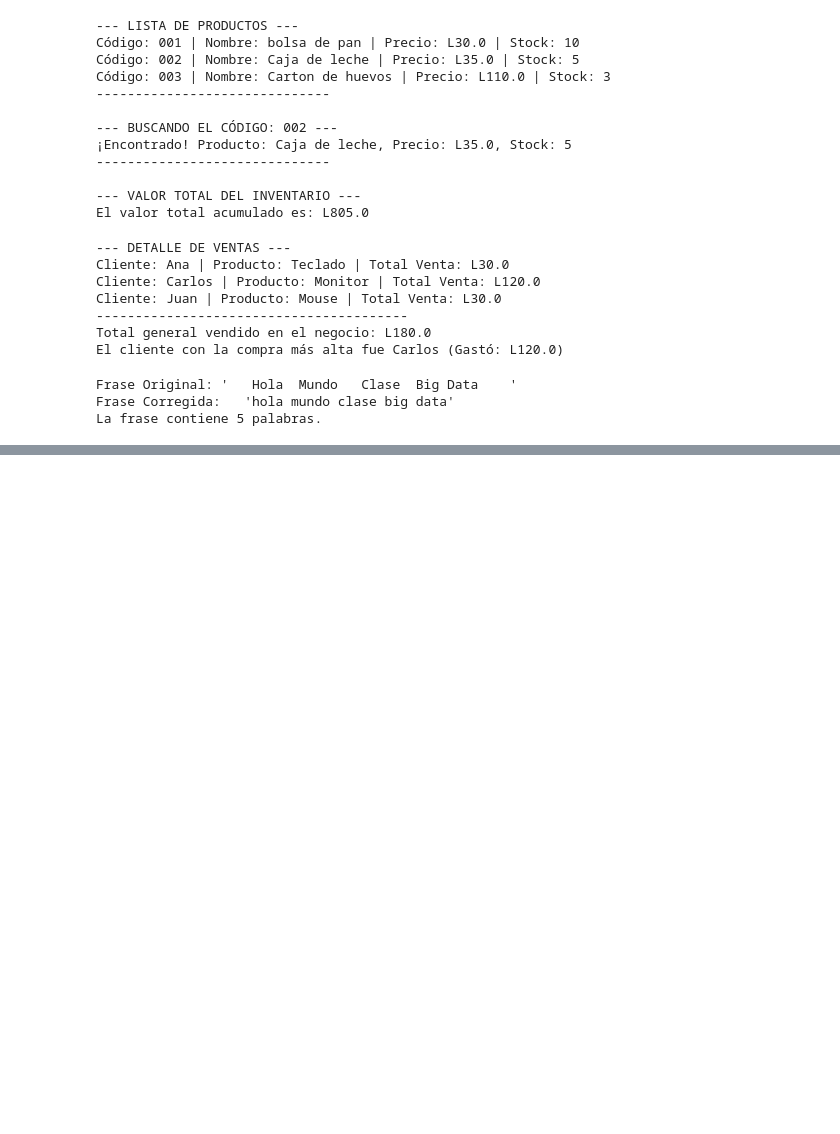
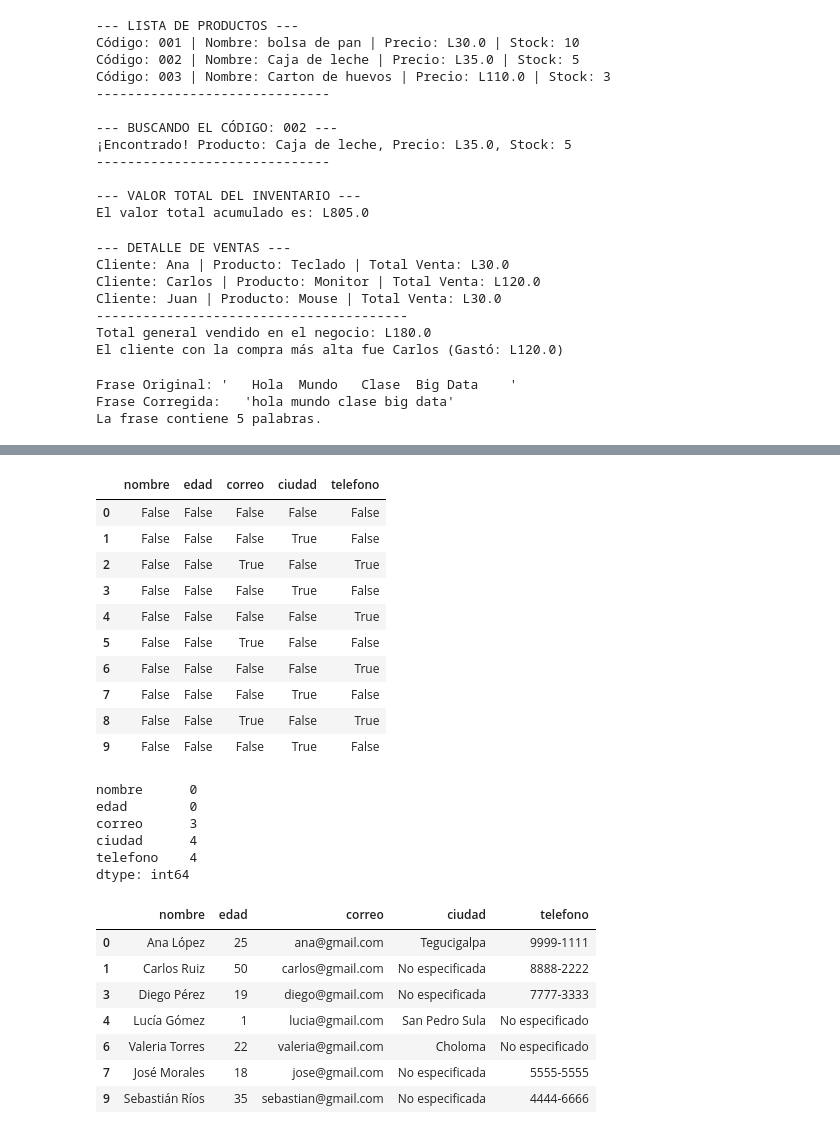
Before and after one commit to warthunderlover/bigdata_primerparcial, a Jupyter notebook: notebooks/BrayanMartinez_practicaPython.ipynb, the cells around one changed output, grey strips where cells are left out. Drawn from its saved outputs; the diff is of its cells as text; code cells hidden in the pictures; blank space fills up the shorter version.

Commit message:
Segunda parte de la tarea

```diff
--- a/notebooks/BrayanMartinez_practicaPython.ipynb
+++ b/notebooks/BrayanMartinez_practicaPython.ipynb
@@ -473,0 +624,64 @@ La frase contiene 5 palabras.
+# %%
+#ejercicio 18: limpieza de datos con pandas
+#enunciado:
+# Ejercicio 18: Limpieza de datos con pandas
+# • Cree un DataFrame con datos incompletos de clientes.
+# • Incluya nombre, edad, correo, ciudad y teléfono.
+# • Identifique valores nulos.
+# • Cuente los valores nulos por columna.
+# • Reemplace ciudades vacías con "No especificada".
+# • Elimine registros que no tengan correo.
+# • Muestre el DataFrame limpio.
+#Lógica: se reviso la documentación de pandas para encontar valores nulos dentro de un df, y con la ayuda de la ia para la sintaxis y comprobación de una lógica correcta se emplearon los metodos encontrados. link de documentación: https://pandas.pydata.org/docs/user_guide/missing_data.html#filling-missing-data. no fue solo la ia que hizo todo, yo me encargue de investigar por mi parte y emplear la lógica para resolver el ejecicio, la ia solo me ayudo con la sintaxis.
+import pandas as pd
+import numpy as np
+
+clientes = {
+    'nombre':   ['Ana López',  'Carlos Ruiz', 'Juan Pérez',          'Diego Pérez', 'Lucía Gómez',
+                 'Andrés Silva', 'Valeria Torres',         'José Morales', 'Camila Díaz', 'Sebastián Ríos'],
+    'edad':     [25,           50,           30,             19,            1,
+                 40,           22,             18,           28,            35],
+    'correo':   ['ana@gmail.com', 'carlos@gmail.com', None,  'diego@gmail.com', 'lucia@gmail.com',
+                 None,          'valeria@gmail.com', 'jose@gmail.com', None, 'sebastian@gmail.com'],
+    'ciudad':   ['Tegucigalpa', None,          'La Ceiba',    None,          'San Pedro Sula',
+                 'Comayagua',   'Choloma',      None,          'Choluteca',   None],
+    'telefono': ['9999-1111',  '8888-2222',    None,          '7777-3333',   None,
+                 '6666-4444',   None,           '5555-5555',   None,          '4444-6666']
+}
+
+df = pd.DataFrame(clientes)
+
+display(df.isna())
+
+display(df.isna().sum())
+
+df['ciudad'] = df['ciudad'].fillna('No especificada')
+df['telefono'] = df['telefono'].fillna('No especificado')
+df_limpio = df.dropna(subset=['correo'])
+display(df_limpio)
+# %% [output]
+|  | nombre | edad | correo | ciudad | telefono |
+| 0 | False | False | False | False | False |
+| 1 | False | False | False | True | False |
+| 2 | False | False | True | False | True |
+| 3 | False | False | False | True | False |
+| 4 | False | False | False | False | True |
+| 5 | False | False | True | False | False |
+| 6 | False | False | False | False | True |
+| 7 | False | False | False | True | False |
+| 8 | False | False | True | False | True |
+| 9 | False | False | False | True | False |
+nombre      0
+edad        0
+correo      3
+ciudad      4
+telefono    4
+dtype: int64
+|  | nombre | edad | correo | ciudad | telefono |
+| 0 | Ana López | 25 | ana@gmail.com | Tegucigalpa | 9999-1111 |
+| 1 | Carlos Ruiz | 50 | carlos@gmail.com | No especificada | 8888-2222 |
+| 3 | Diego Pérez | 19 | diego@gmail.com | No especificada | 7777-3333 |
+| 4 | Lucía Gómez | 1 | lucia@gmail.com | San Pedro Sula | No especificado |
+| 6 | Valeria Torres | 22 | valeria@gmail.com | Choloma | No especificado |
+| 7 | José Morales | 18 | jose@gmail.com | No especificada | 5555-5555 |
+| 9 | Sebastián Ríos | 35 | sebastian@gmail.com | No especificada | 4444-6666 |
```
Also changed, not shown: parts of 4 cells of this notebook, 1 other file.
